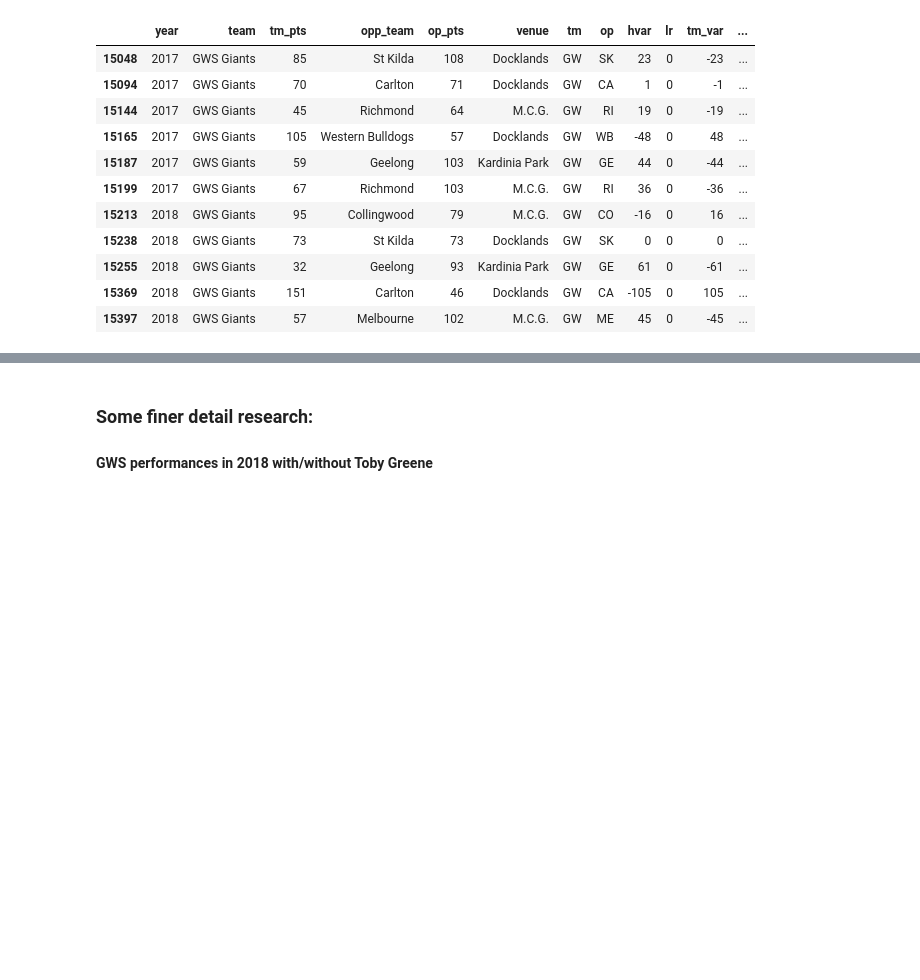
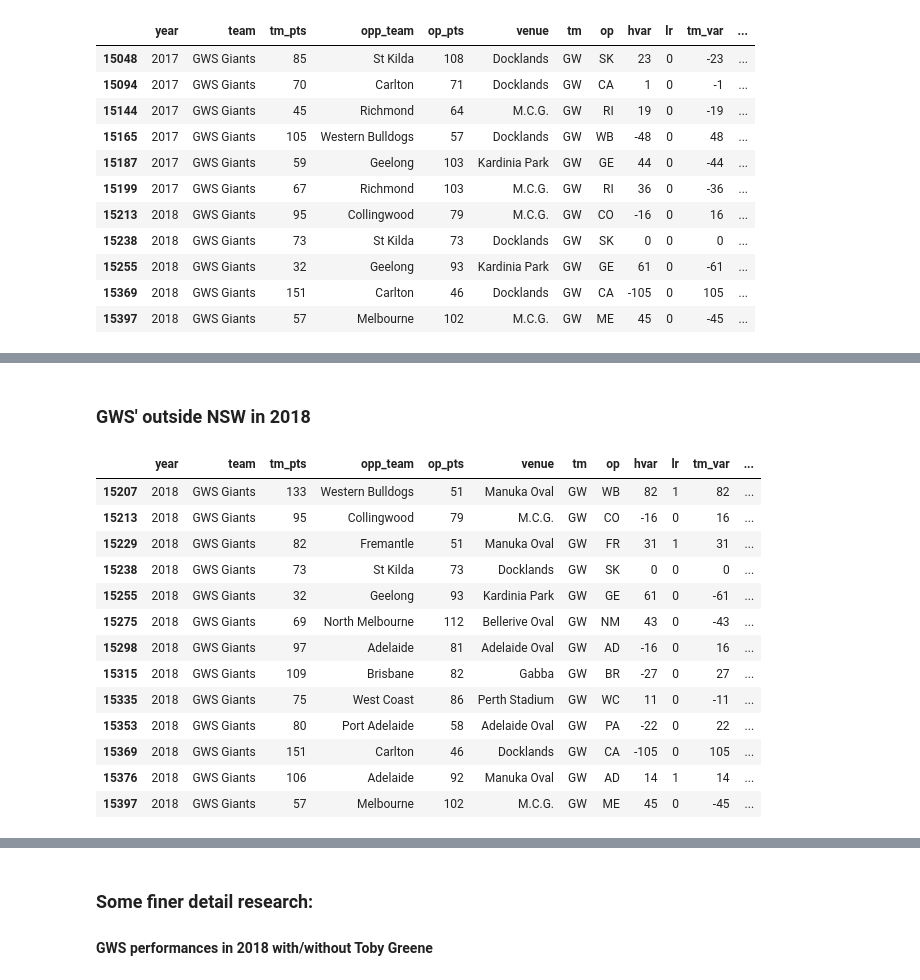
Before and after one commit to stevegabriel1/afl_explore, a Jupyter notebook: afl_prev_2018_finals1.ipynb, the cells around one changed output, grey strips where cells are left out. Cells and saved outputs as stored; diff of their text form; code cells hidden in the pictures; blank space fills up the shorter version.

```diff
--- a/afl_prev_2018_finals1.ipynb
+++ b/afl_prev_2018_finals1.ipynb
@@ -694,0 +735,19 @@ merge_ft.iloc[:,:][(merge_ft.tm == 'GW') & (merge_ft.year >= 2017)&(merge_ft.sta
+# %% [markdown]
+### GWS' outside NSW in 2018
+# %%
+merge_ft.iloc[:,:][(merge_ft.tm == 'GW') & (merge_ft.year > 2017)&(merge_ft.state != 'NSW')]
+# %% [output]
+|  | year | team | tm_pts | opp_team | op_pts | venue | tm | op | hvar | lr | tm_var | ... |
+| 15207 | 2018 | GWS Giants | 133 | Western Bulldogs | 51 | Manuka Oval | GW | WB | 82 | 1 | 82 | ... |
+| 15213 | 2018 | GWS Giants | 95 | Collingwood | 79 | M.C.G. | GW | CO | -16 | 0 | 16 | ... |
+| 15229 | 2018 | GWS Giants | 82 | Fremantle | 51 | Manuka Oval | GW | FR | 31 | 1 | 31 | ... |
+| 15238 | 2018 | GWS Giants | 73 | St Kilda | 73 | Docklands | GW | SK | 0 | 0 | 0 | ... |
+| 15255 | 2018 | GWS Giants | 32 | Geelong | 93 | Kardinia Park | GW | GE | 61 | 0 | -61 | ... |
+| 15275 | 2018 | GWS Giants | 69 | North Melbourne | 112 | Bellerive Oval | GW | NM | 43 | 0 | -43 | ... |
+| 15298 | 2018 | GWS Giants | 97 | Adelaide | 81 | Adelaide Oval | GW | AD | -16 | 0 | 16 | ... |
+| 15315 | 2018 | GWS Giants | 109 | Brisbane | 82 | Gabba | GW | BR | -27 | 0 | 27 | ... |
+| 15335 | 2018 | GWS Giants | 75 | West Coast | 86 | Perth Stadium | GW | WC | 11 | 0 | -11 | ... |
+| 15353 | 2018 | GWS Giants | 80 | Port Adelaide | 58 | Adelaide Oval | GW | PA | -22 | 0 | 22 | ... |
+| 15369 | 2018 | GWS Giants | 151 | Carlton | 46 | Docklands | GW | CA | -105 | 0 | 105 | ... |
+| 15376 | 2018 | GWS Giants | 106 | Adelaide | 92 | Manuka Oval | GW | AD | 14 | 1 | 14 | ... |
+| 15397 | 2018 | GWS Giants | 57 | Melbourne | 102 | M.C.G. | GW | ME | 45 | 0 | -45 | ... |
```
Also changed, not shown: parts of 5 cells of this notebook.
